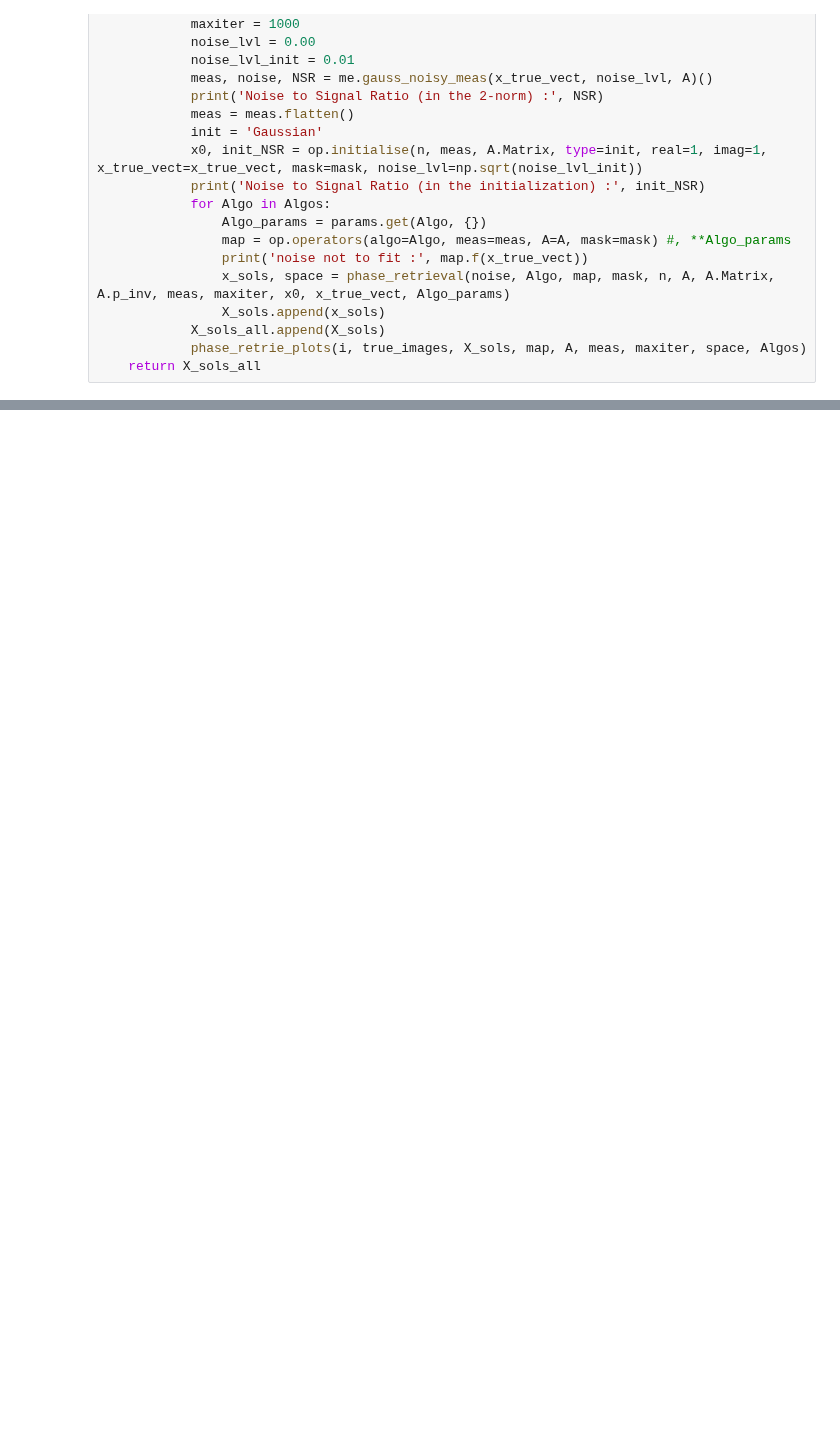
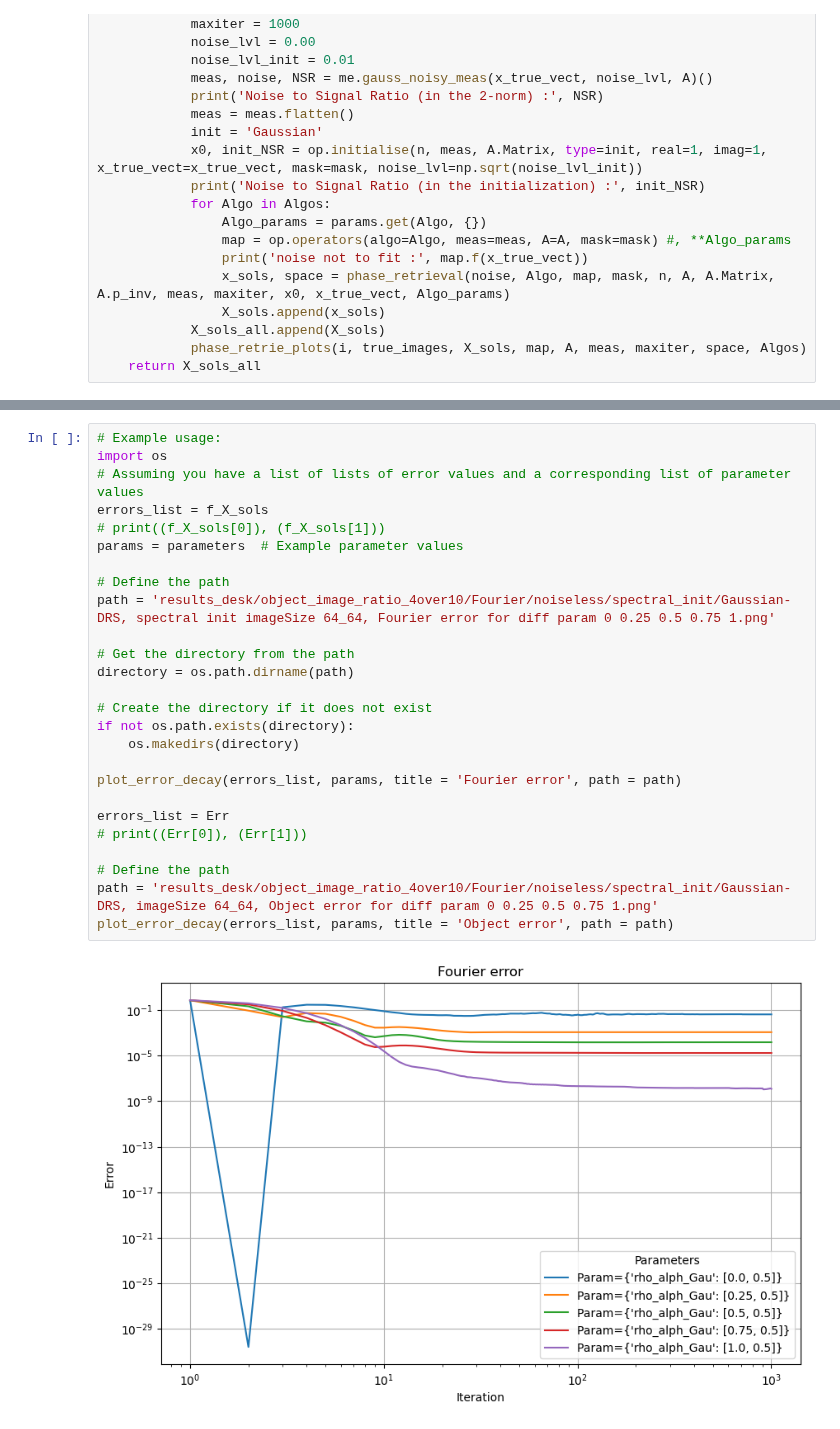
Before and after one commit to JeremieSefo/PhaseRetrievalMirror, a Jupyter notebook: optimized.ipynb, the cells around one changed output, grey strips where cells are left out. Drawn from its saved outputs; the diff is of its cells as text; blank space fills up the shorter version.

```diff
--- a/optimized.ipynb
+++ b/optimized.ipynb
@@ -646,0 +927,28 @@ def run_algorithms1(true_images, idx, Algos_group, params):
+# %%
+# Example usage:
+import os
+# Assuming you have a list of lists of error values and a corresponding list of parameter values
+errors_list = f_X_sols
+# print((f_X_sols[0]), (f_X_sols[1]))
+params = parameters  # Example parameter values
+
+# Define the path
+path = 'results_desk/object_image_ratio_4over10/Fourier/noiseless/spectral_init/Gaussian-DRS, spectral init imageSize 64_64, Fourier error for diff param 0 0.25 0.5 0.75 1.png'
+
+# Get the directory from the path
+directory = os.path.dirname(path)
+
+# Create the directory if it does not exist
+if not os.path.exists(directory):
+    os.makedirs(directory)
+
+plot_error_decay(errors_list, params, title = 'Fourier error', path = path)
+
+errors_list = Err
+# print((Err[0]), (Err[1]))
+
+# Define the path
+path = 'results_desk/object_image_ratio_4over10/Fourier/noiseless/spectral_init/Gaussian-DRS, imageSize 64_64, Object error for diff param 0 0.25 0.5 0.75 1.png'
+plot_error_decay(errors_list, params, title = 'Object error', path = path)
+# %% [output]
+[figure, added]
```
Also changed, not shown: parts of 15 cells of this notebook, 7 other files.
